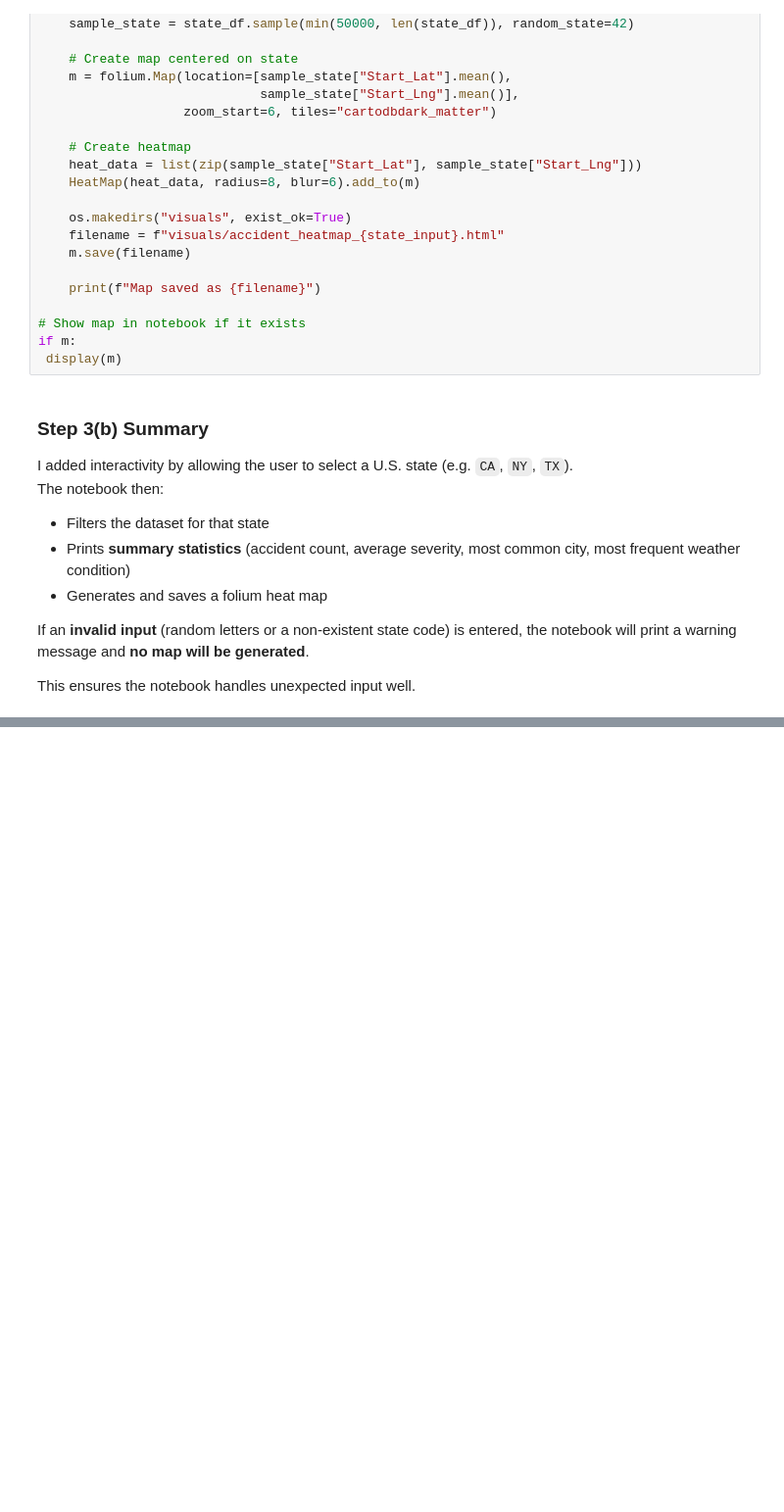
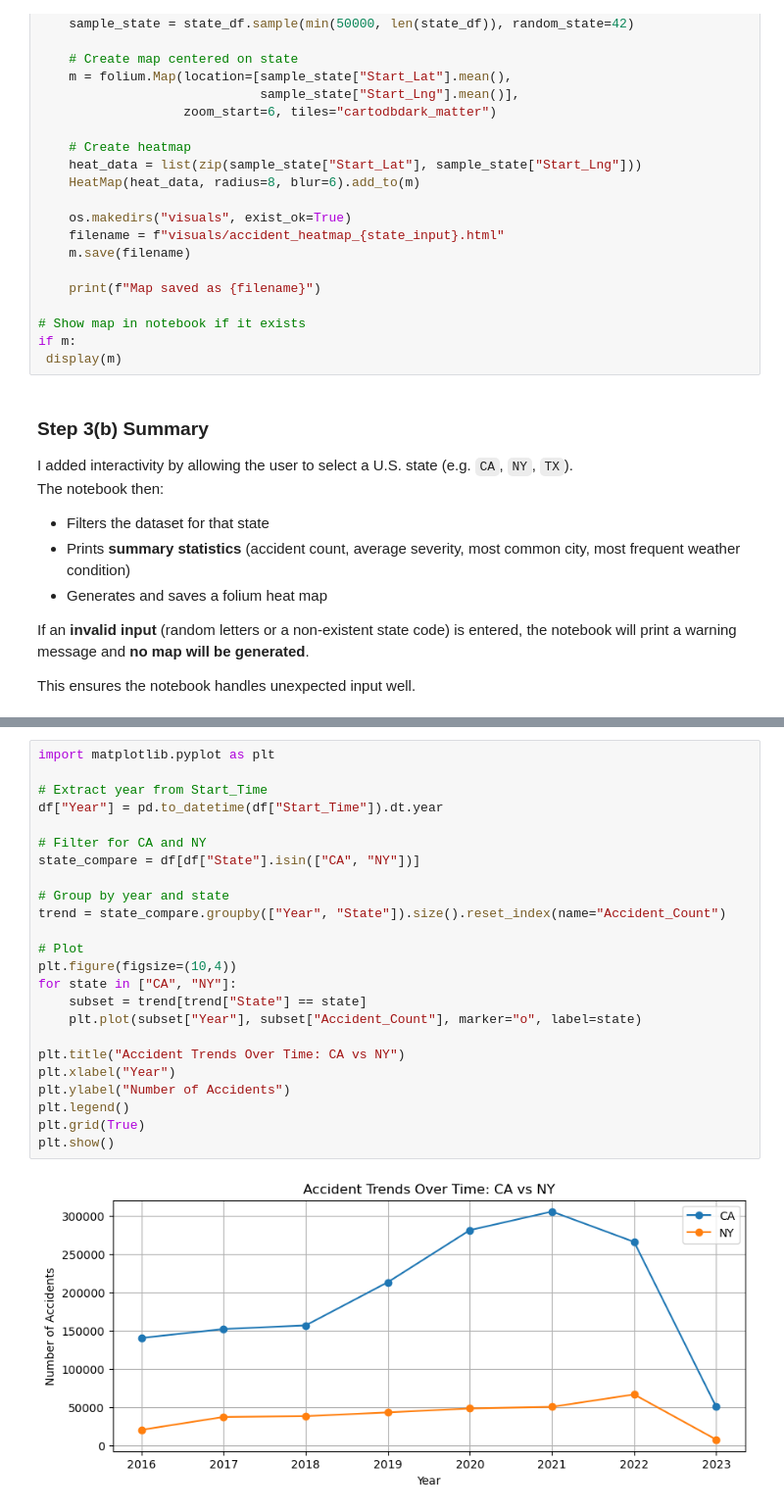
Before and after one commit to TiarnanTuite/traffic_accident_analysis, a Jupyter notebook: notebooks/03_data_visualization.ipynb, the cells around one changed output, grey strips where cells are left out. Shown at 98% size. Cells and saved outputs as stored; diff of their text form; blank space fills up the shorter version.

Commit message:
compared two states using a line chart to view accident trends overtime

```diff
--- a/notebooks/03_data_visualization.ipynb
+++ b/notebooks/03_data_visualization.ipynb
@@ -300,0 +307,26 @@ This ensures the notebook handles unexpected input well.
+# %%
+import matplotlib.pyplot as plt
+
+# Extract year from Start_Time
+df["Year"] = pd.to_datetime(df["Start_Time"]).dt.year
+
+# Filter for CA and NY
+state_compare = df[df["State"].isin(["CA", "NY"])]
+
+# Group by year and state
+trend = state_compare.groupby(["Year", "State"]).size().reset_index(name="Accident_Count")
+
+# Plot
+plt.figure(figsize=(10,4))
+for state in ["CA", "NY"]:
+    subset = trend[trend["State"] == state]
+    plt.plot(subset["Year"], subset["Accident_Count"], marker="o", label=state)
+
+plt.title("Accident Trends Over Time: CA vs NY")
+plt.xlabel("Year")
+plt.ylabel("Number of Accidents")
+plt.legend()
+plt.grid(True)
+plt.show()
+# %% [output]
+[figure, added]
```
Also changed, not shown: parts of 2 cells of this notebook.
